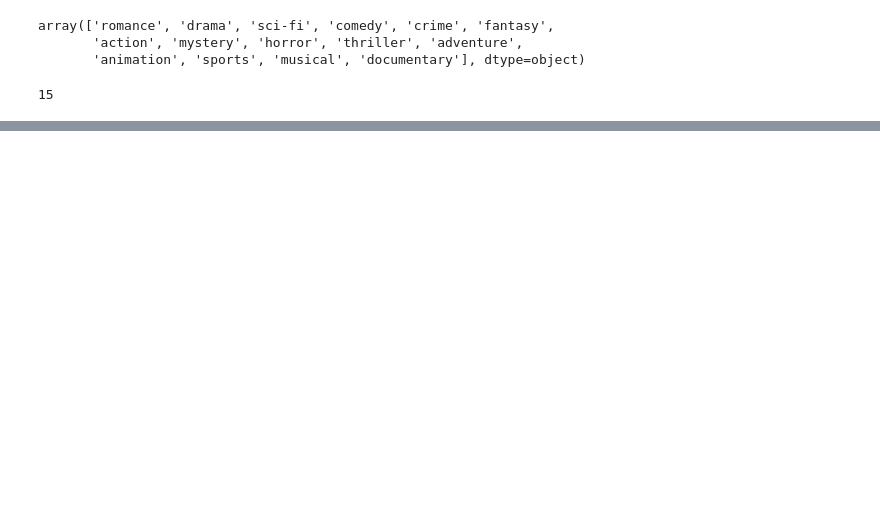
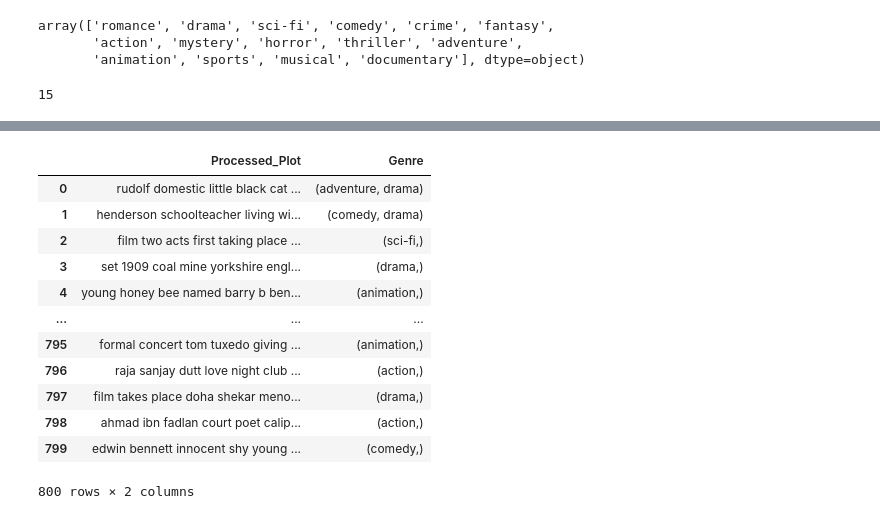
Before and after one commit to AdvancingHermit/CompToolsProject, a Jupyter notebook: BERTopic.ipynb, the cells around one changed output, grey strips where cells are left out. Cells and saved outputs as stored; diff of their text form; code cells hidden in the pictures; blank space fills up the shorter version.

```diff
--- a/BERTopic.ipynb
+++ b/BERTopic.ipynb
@@ -196,0 +284,16 @@ len(df_test['Genre'].unique())
+# %%
+df_train
+# %% [output]
+|  | Processed_Plot | Genre |
+| 0 | rudolf domestic little black cat ... | (adventure, drama) |
+| 1 | henderson schoolteacher living wi... | (comedy, drama) |
+| 2 | film two acts first taking place ... | (sci-fi,) |
+| 3 | set 1909 coal mine yorkshire engl... | (drama,) |
+| 4 | young honey bee named barry b ben... | (animation,) |
+| ... | ... | ... |
+| 795 | formal concert tom tuxedo giving ... | (animation,) |
+| 796 | raja sanjay dutt love night club ... | (action,) |
+| 797 | film takes place doha shekar meno... | (drama,) |
+| 798 | ahmad ibn fadlan court poet calip... | (action,) |
+| 799 | edwin bennett innocent shy young ... | (comedy,) |
+800 rows × 2 columns
```
Also changed, not shown: parts of 20 cells of this notebook, 3 other files.
